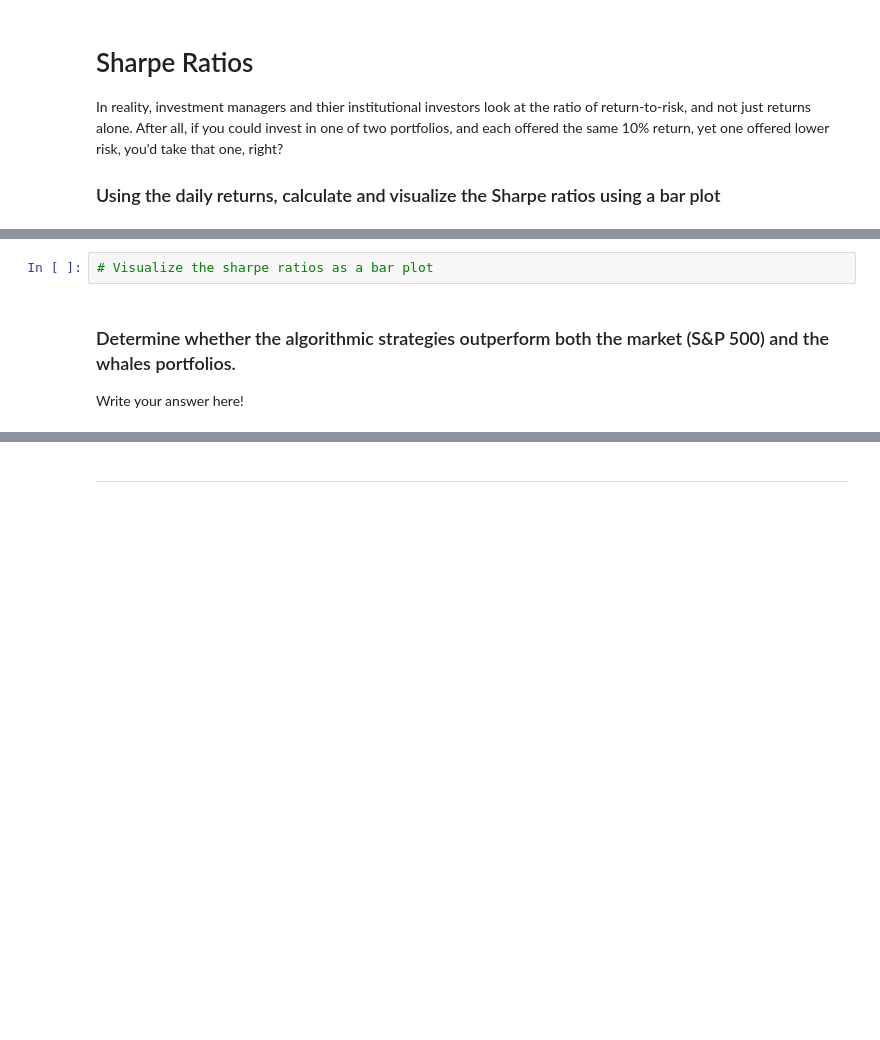
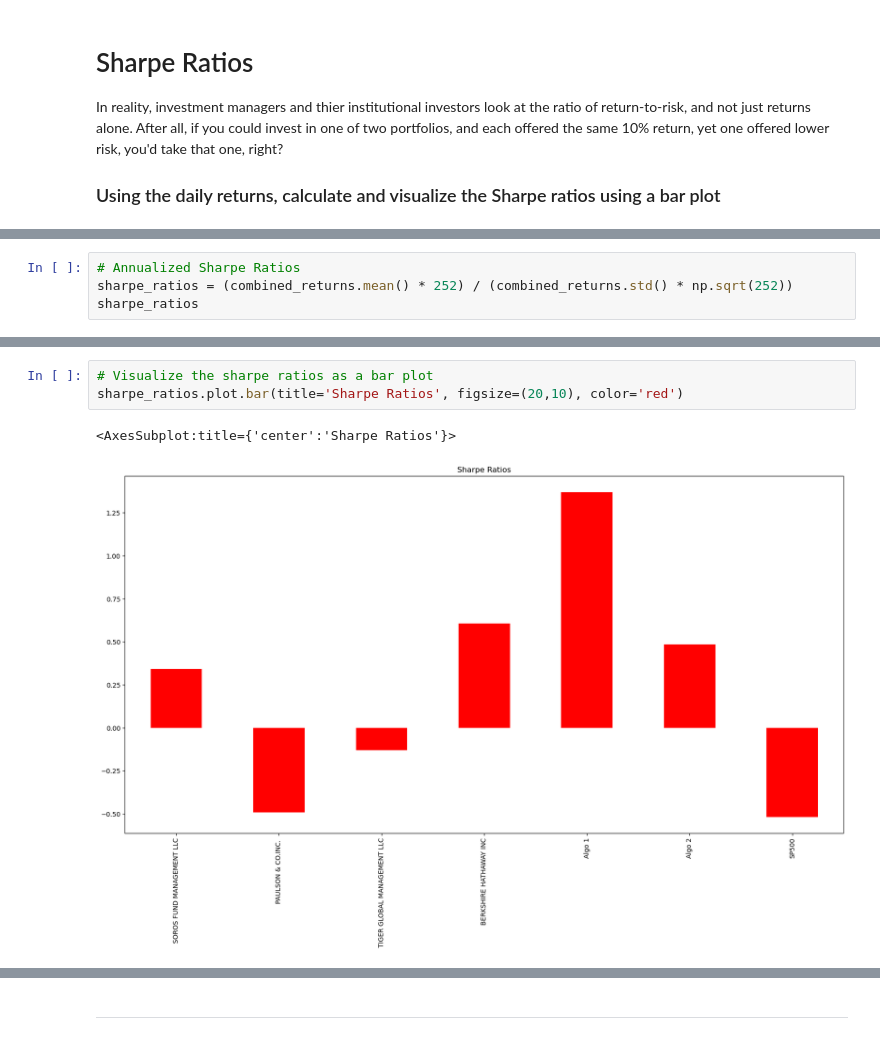
Before and after one commit to LeandroHugo/Analysis-Notebook-M4, a Jupyter notebook: whale_analysis.ipynb, the cells around one changed output, grey strips where cells are left out. Drawn from its saved outputs; the diff is of its cells as text; blank space fills up the shorter version.

Commit message:
WhaleAna2.0C

```diff
--- a/whale_analysis.ipynb
+++ b/whale_analysis.ipynb
@@ -341,0 +345,4 @@ In reality, investment managers and thier institutional investors look at the ra
+# %%
+# Annualized Sharpe Ratios
+sharpe_ratios = (combined_returns.mean() * 252) / (combined_returns.std() * np.sqrt(252))
+sharpe_ratios
@@ -342,6 +358,6 @@ In reality, investment managers and thier institutional investors look at the ra
 # %%
 # Visualize the sharpe ratios as a bar plot
+sharpe_ratios.plot.bar(title='Sharpe Ratios', figsize=(20,10), color='red')
+# %% [output]
+<AxesSubplot:title={'center':'Sharpe Ratios'}>
+[figure, added]
-# %% [markdown]
-### Determine whether the algorithmic strategies outperform both the market (S&P 500) and the whales portfolios.
-
-Write your answer here!
```
Also changed, not shown: parts of 12 cells of this notebook, 1 other file.
